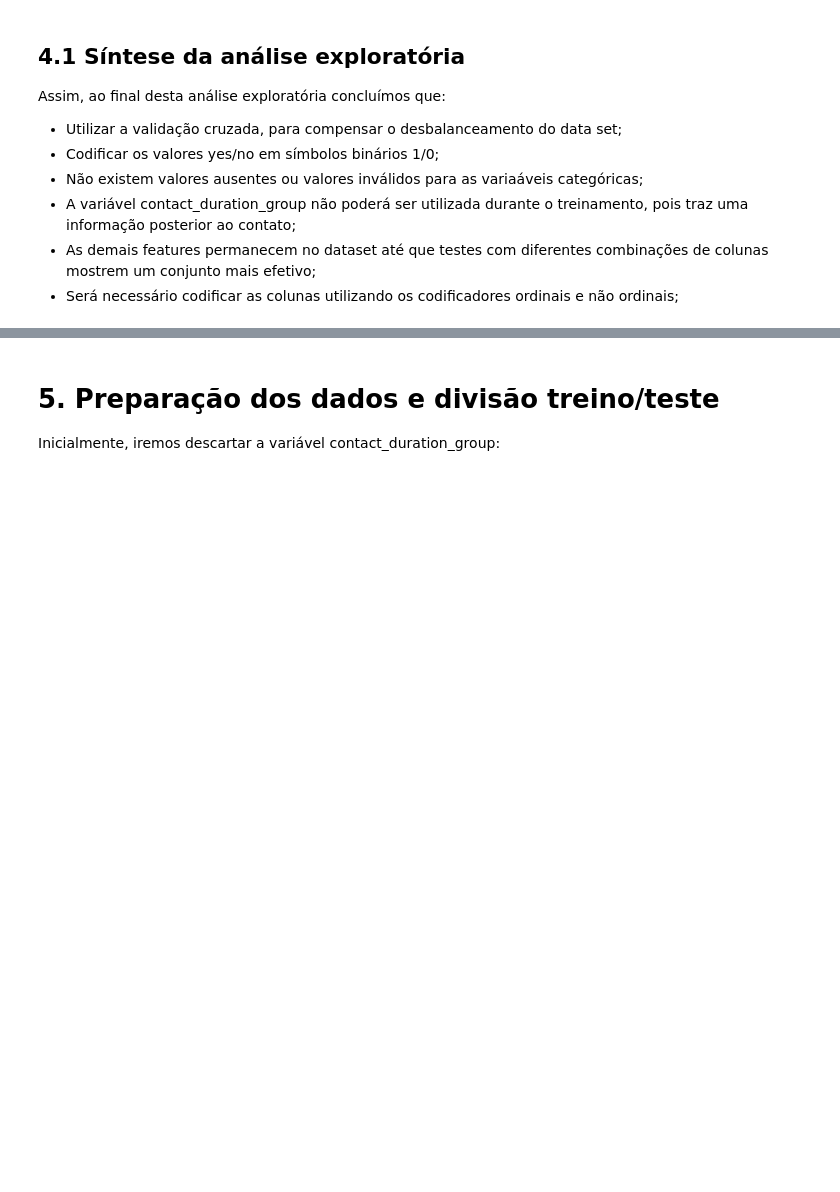
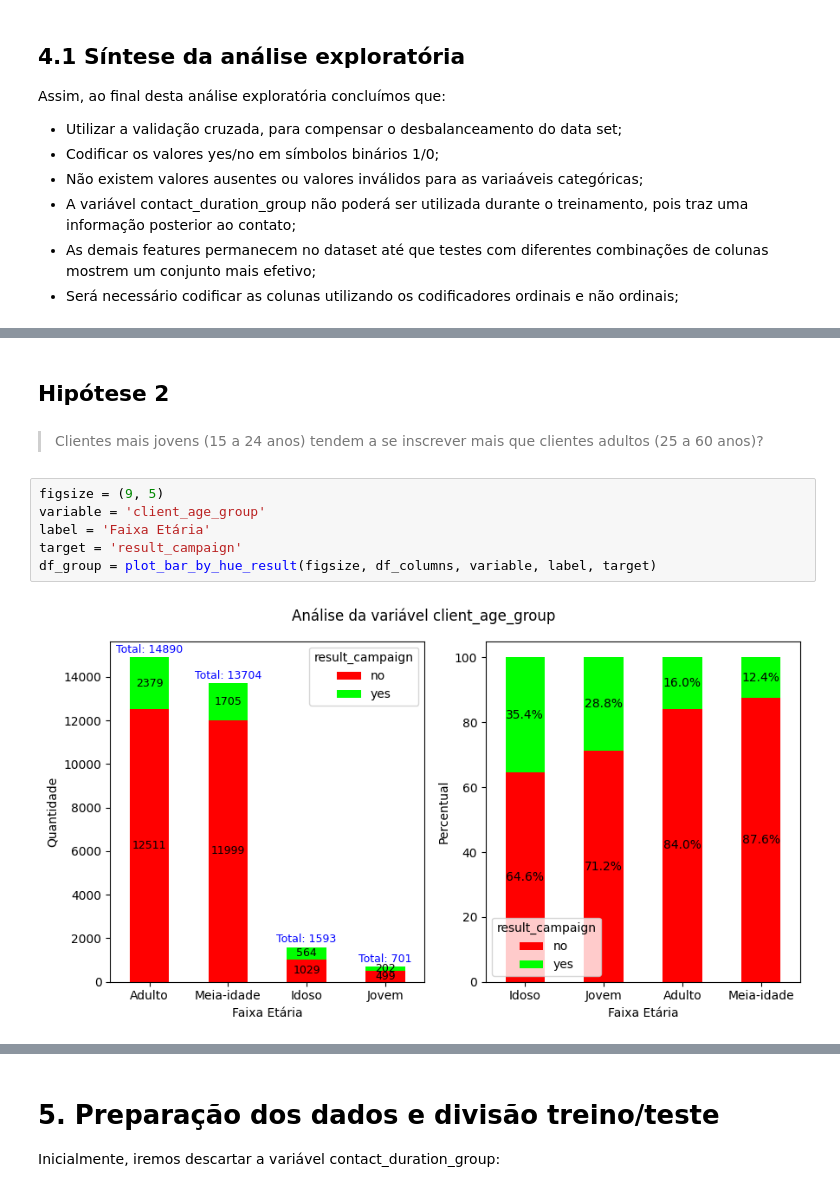
Before and after one commit to LucasBarbosaSilva/MVPSprint3MLAnalytics, a Jupyter notebook: MVP_Sprint_3_ML_Analytics.ipynb, the cells around one changed output, grey strips where cells are left out. Drawn from its saved outputs; the diff is of its cells as text; blank space fills up the shorter version.

```diff
--- a/MVP_Sprint_3_ML_Analytics.ipynb
+++ b/MVP_Sprint_3_ML_Analytics.ipynb
@@ -650,0 +669,12 @@ Assim, ao final desta análise exploratória concluímos que:
+# %% [markdown]
+## Hipótese 2
+# %% [markdown]
+> Clientes mais jovens (15 a 24 anos) tendem a se inscrever mais que clientes adultos (25 a 60 anos)?
+# %%
+figsize = (9, 5)
+variable = 'client_age_group'
+label = 'Faixa Etária'
+target = 'result_campaign'
+df_group = plot_bar_by_hue_result(figsize, df_columns, variable, label, target)
+# %% [output]
+[figure, added]
```
Also changed, not shown: parts of 20 cells of this notebook.
